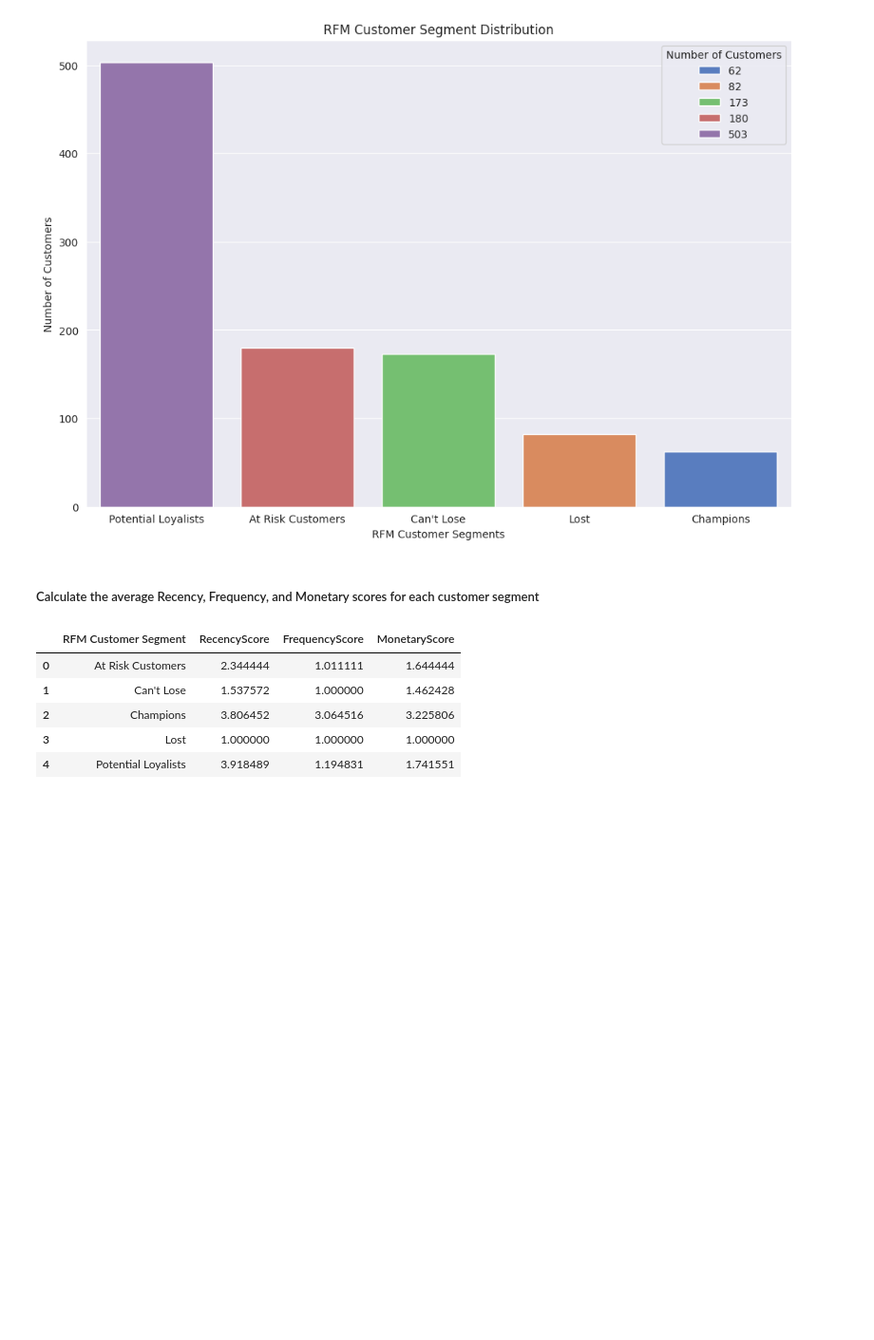
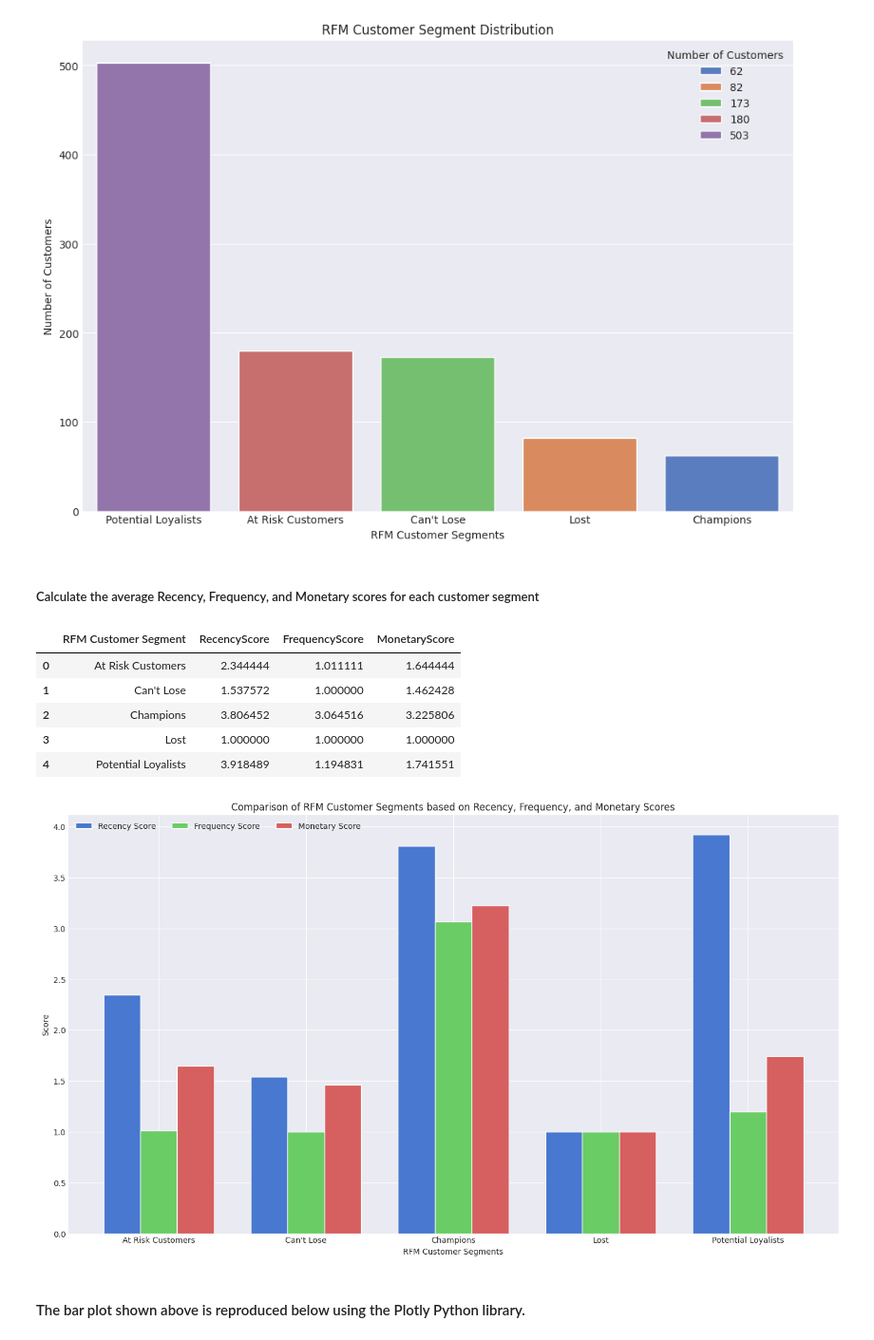
Before and after one commit to ajithpmohan/RFM-analysis-using-python, a Jupyter notebook: main.ipynb, the cells around one changed output. Shown: that part at 95% size. Drawn from its saved outputs; the diff is of its cells as text; code cells hidden in the pictures; blank space fills up the shorter version.

Commit message:
RFM Customer Segments grouped bar chart plotted using matplotlib

```diff
--- a/main.ipynb
+++ b/main.ipynb
@@ -321,6 +325,30 @@ customer_segment_scores
 | 2 | Champions | 3.806452 | 3.064516 | 3.225806 |
 | 3 | Lost | 1.000000 | 1.000000 | 1.000000 |
 | 4 | Potential Loyalists | 3.918489 | 1.194831 | 1.741551 |
+# %%
+x = np.arange(len(customer_segment_scores["RFM Customer Segment"]))
+width = 0.25  # the width of the bars
+
+# Plotting
+fig, ax = plt.subplots(layout="constrained", figsize=(14, 8))
+ax.bar(x, customer_segment_scores["RecencyScore"], width, label="Recency Score")
+ax.bar(x + width, customer_segment_scores["FrequencyScore"], width, label="Frequency Score")
+ax.bar(x + width * 2, customer_segment_scores["MonetaryScore"], width, label="Monetary Score")
+
+# Add some text for labels, title and custom x-axis tick labels, etc.
+ax.set_title(
+    "Comparison of RFM Customer Segments based on Recency, Frequency, and Monetary Scores"
+)
+ax.set_xlabel("RFM Customer Segments")
+ax.set_ylabel("Score")
+ax.set_xticks(x + width, customer_segment_scores["RFM Customer Segment"])
+ax.legend(loc="upper left", ncols=3)
+
+plt.show()
+# %% [output]
+[figure, added]
+# %% [markdown]
+#### The bar plot shown above is reproduced below using the Plotly Python library.
 # %%
 # Create a grouped bar chart to compare segment scores using plotly python library
 fig = go.Figure()
```
Also changed, not shown: parts of 2 cells of this notebook.
